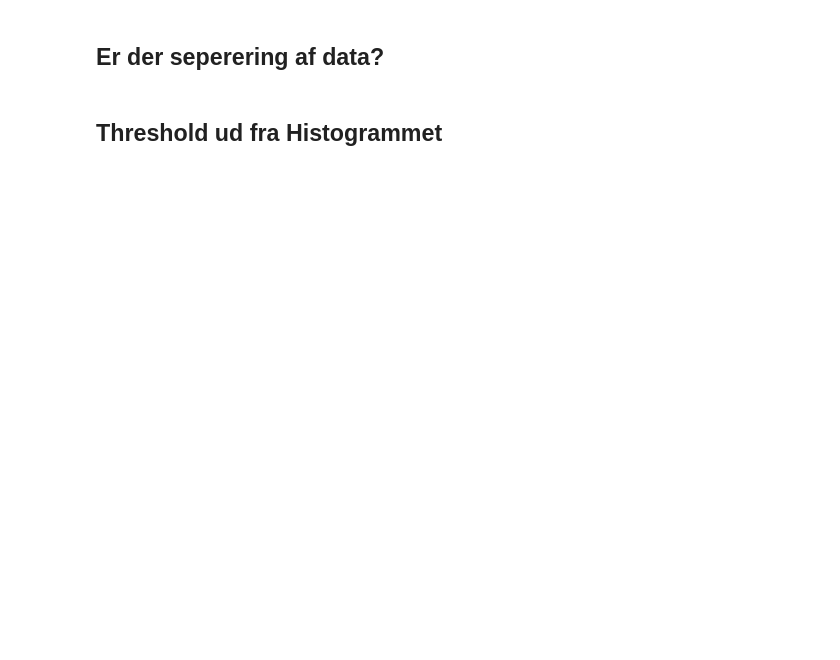
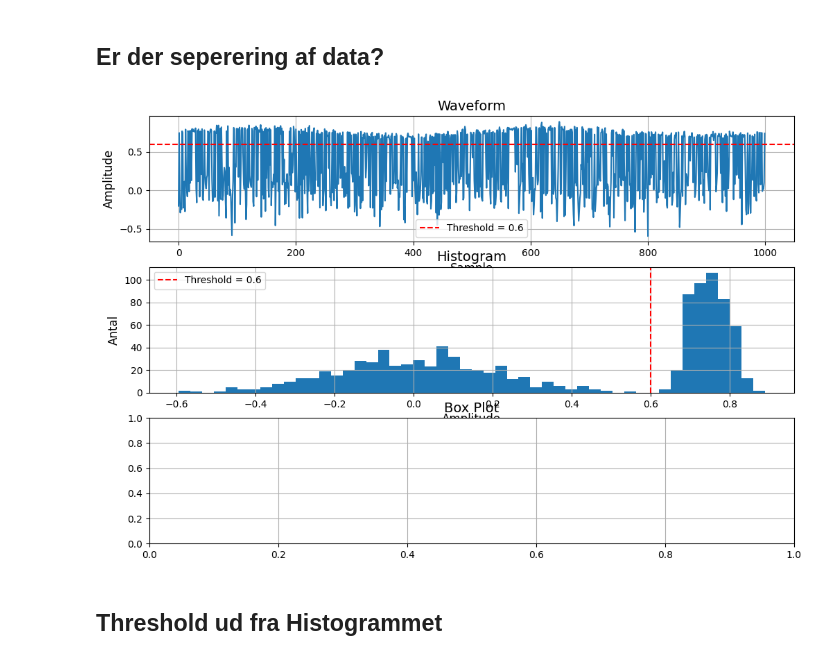
Before and after one commit to AAU-ST2-Programming/signals_2, a Jupyter notebook: signals_2_filtering.ipynb, the cells around one changed output. Drawn from its saved outputs; the diff is of its cells as text; code cells hidden in the pictures; blank space fills up the shorter version.

```diff
--- a/signals_2_filtering.ipynb
+++ b/signals_2_filtering.ipynb
@@ -119,22 +135,24 @@ plt.show()
 # %%
 fig, axs = plt.subplots(3,1, figsize=(12, 8))
 thr = 0.6
 axs[0].plot(t,d)
 axs[0].set_xlabel("Sample")
 axs[0].set_ylabel("Amplitude")
 axs[0].set_title("Waveform")
 axs[0].axhline(y=thr, color='r', linestyle='--', label=f'Threshold = {thr}')
 axs[0].legend()
 axs[1].hist(d,   bins=50, )
 axs[1].axvline(x=thr, color='r', linestyle='--', label=f'Threshold = {thr}')
 axs[1].set_xlabel("Amplitude")
 axs[1].set_ylabel("Antal")
 axs[1].set_title("Histogram")
 axs[1].legend()
 # boxplot for above and below threshold
-axs[2].boxplot([d[d<=thr], d[d>thr]], tick_labels=[f'<= {thr}', f'> {thr}'])
+
 axs[2].set_title("Box Plot")
 plt.show()
+# %% [output]
+[figure, added]
 # %% [markdown]
 ## Threshold ud fra Histogrammet
 # %%
```
Also changed, not shown: parts of 15 cells of this notebook, 4 other files.
